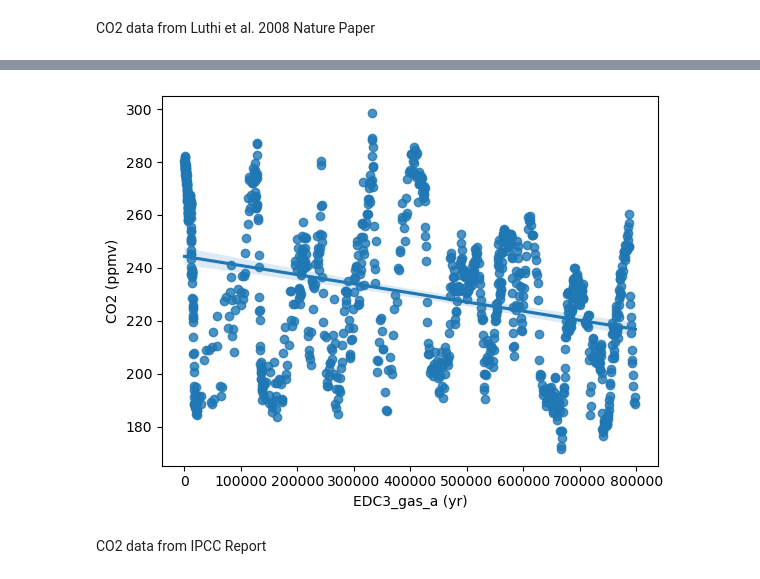
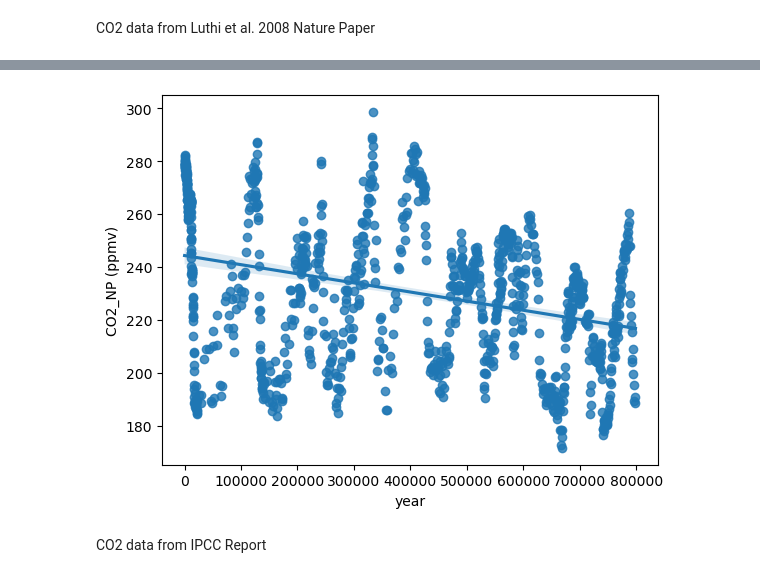
Before and after one commit to OlgaKnut/Programming-for-Data-Analysis-Project-2, a Jupyter notebook: pfda_project_2.ipynb, the cells around one changed output, grey strips where cells are left out. Saved outputs shown, nothing was run; the diff lists cells and outputs as text; code cells hidden in the pictures.

```diff
--- a/pfda_project_2.ipynb
+++ b/pfda_project_2.ipynb
@@ -12,6 +12,9 @@ CO2 data from Luthi et al. 2008 Nature Paper
 url='CO2 data from Luthi et al. 2008 Nature Paper .xls'
 sheet_name = '3.  Composite CO2'
 CO2_NP_df = pd.read_excel(url, sheet_name, skiprows=6, index_col=None)
+CO2_NP_df.rename(columns={'EDC3_gas_a (yr)': 'year',
+'CO2 (ppmv)': 'CO2_NP (ppmv)'}, inplace=True)
+CO2_NP_df['year'] = CO2_NP_df['year'].astype(float)
 # %%
 
 print(CO2_NP_df.head())
@@ -40,10 +39,10 @@ CO2_NP_df.plot(x, y)
 # %%
 
 
-sns.regplot(x="EDC3_gas_a (yr)", y="CO2 (ppmv)", data= CO2_NP_df)
+sns.regplot(x="year", y="CO2_NP (ppmv)", data= CO2_NP_df)
 plt.show()
 # %% [output]
-[figure, old version]
+[figure, new version]
 # %% [markdown]
 CO2 data from IPCC Report
 # %%
```
Also changed, not shown: parts of 27 cells of this notebook, 1 other file.
